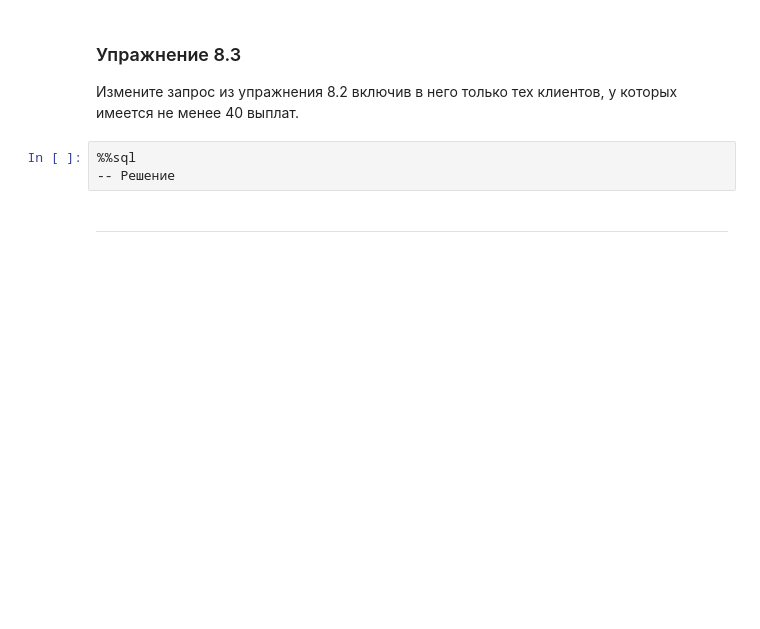
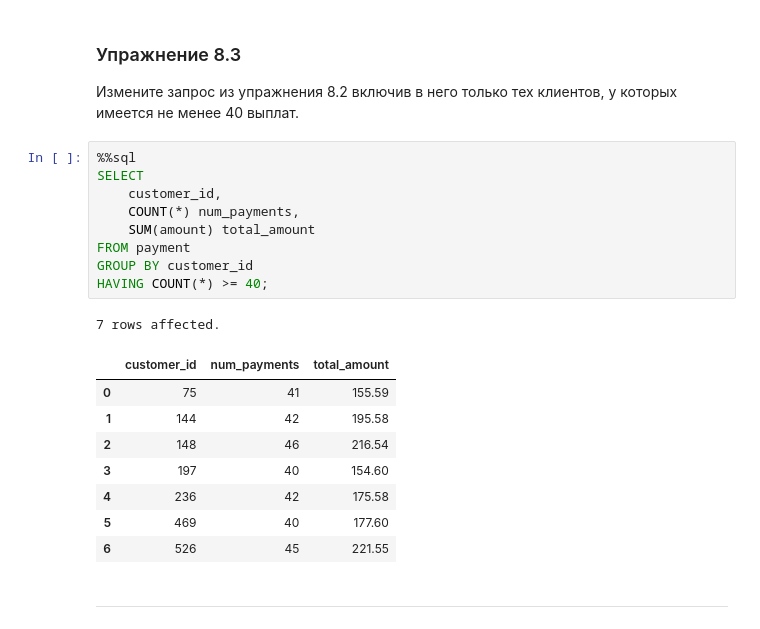
Before and after one commit to magus1968/learning-sql, a Jupyter notebook: docs/chapters/ch08.ipynb, the cells around one changed output. Drawn from its saved outputs; the diff is of its cells as text; blank space fills up the shorter version.

```diff
--- a/docs/chapters/ch08.ipynb
+++ b/docs/chapters/ch08.ipynb
@@ -756,7 +780,23 @@ FROM payment;
 Измените запрос из упражнения 8.2 включив в него только тех клиентов, у которых имеется не менее 40 выплат.
 # %%
 %%sql
--- Решение
+SELECT
+    customer_id,
+    COUNT(*) num_payments,
+    SUM(amount) total_amount
+FROM payment
+GROUP BY customer_id
+HAVING COUNT(*) >= 40;
+# %% [output]
+7 rows affected.
+|  | customer_id | num_payments | total_amount |
+| 0 | 75 | 41 | 155.59 |
+| 1 | 144 | 42 | 195.58 |
+| 2 | 148 | 46 | 216.54 |
+| 3 | 197 | 40 | 154.60 |
+| 4 | 236 | 42 | 175.58 |
+| 5 | 469 | 40 | 177.60 |
+| 6 | 526 | 45 | 221.55 |
 # %% [markdown]
 
 ---
```
Also changed, not shown: parts of 7 cells of this notebook.
